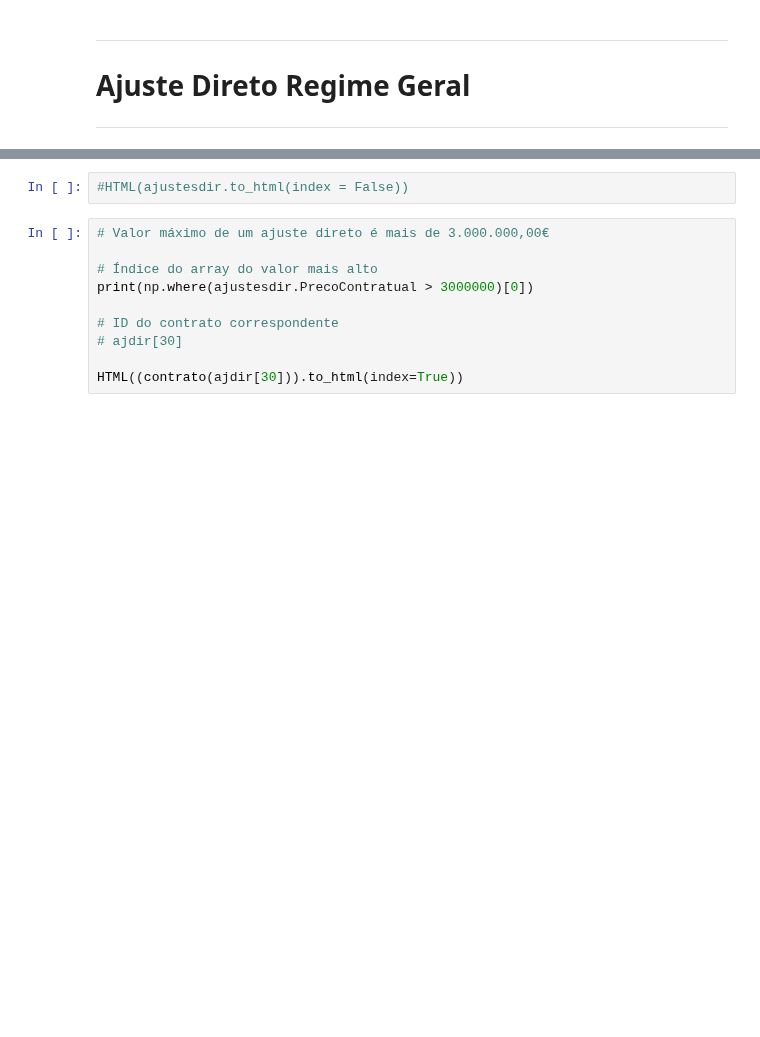
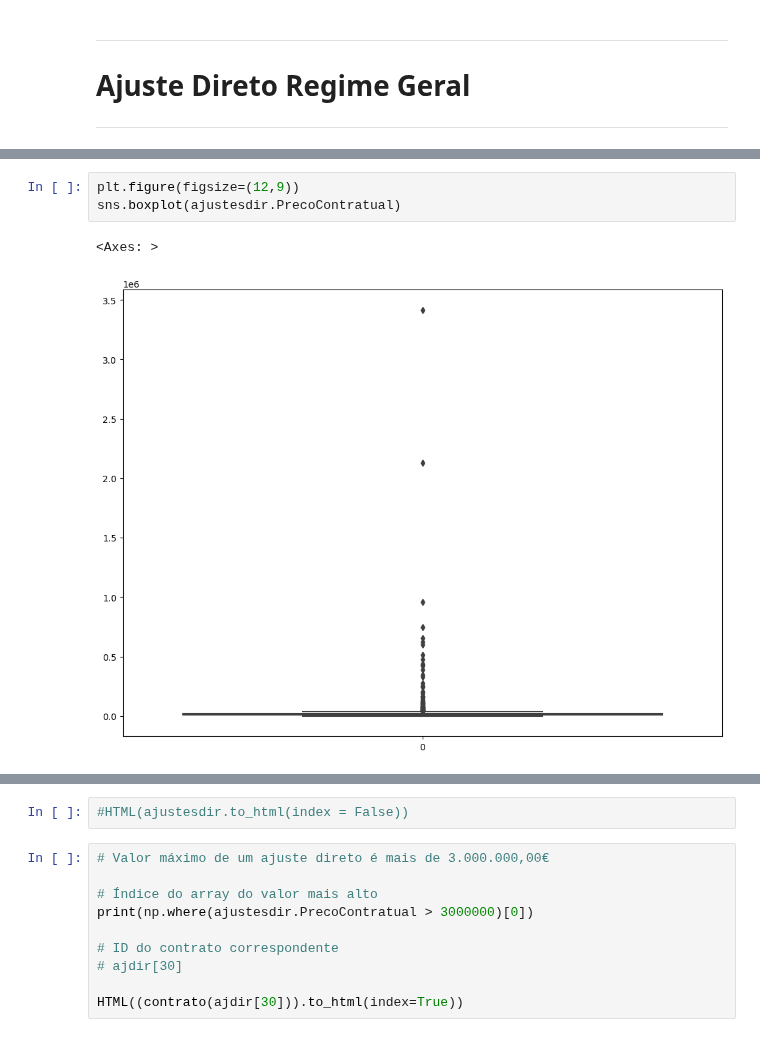
Before and after one commit to francisco-vpereira/ForceraIntership, a Jupyter notebook: forcera/scripts/contratos_v2.ipynb, the cells around one changed output, grey strips where cells are left out. Cells and saved outputs as stored; diff of their text form; blank space fills up the shorter version.

```diff
--- a/forcera/scripts/contratos_v2.ipynb
+++ b/forcera/scripts/contratos_v2.ipynb
@@ -915,3 +944,9 @@ Name: PrecoContratual, dtype: object
+# %%
+plt.figure(figsize=(12,9))
+sns.boxplot(ajustesdir.PrecoContratual)
+# %% [output]
+<Axes: >
+[figure, added]
 # %%
 # Conjunto de fundamentações para ajustes diretos por ordem decrescente de ocorrência
 (ajustesdir).groupby(21).size().sort_values(ascending = False)
```
Also changed, not shown: parts of 26 cells of this notebook.
